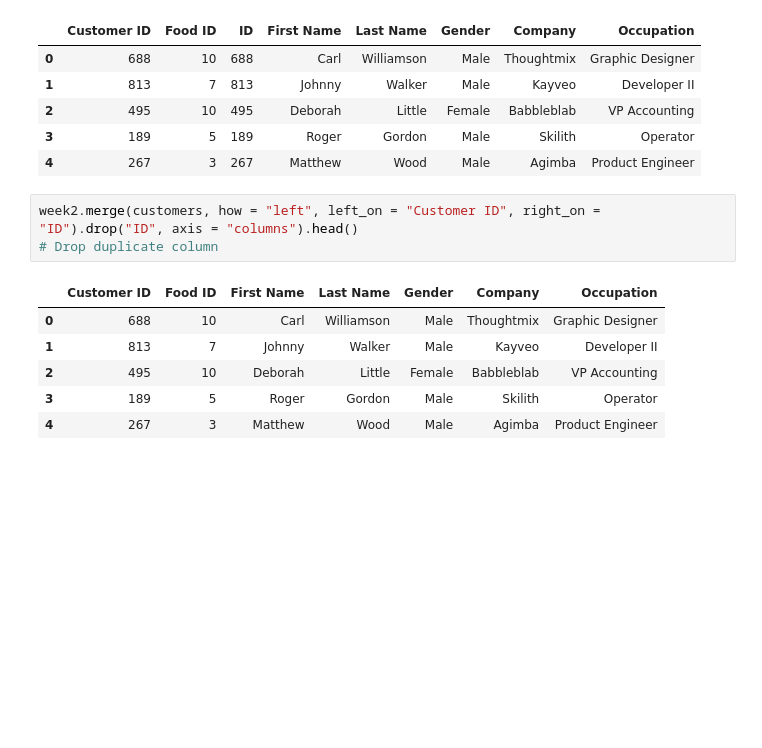
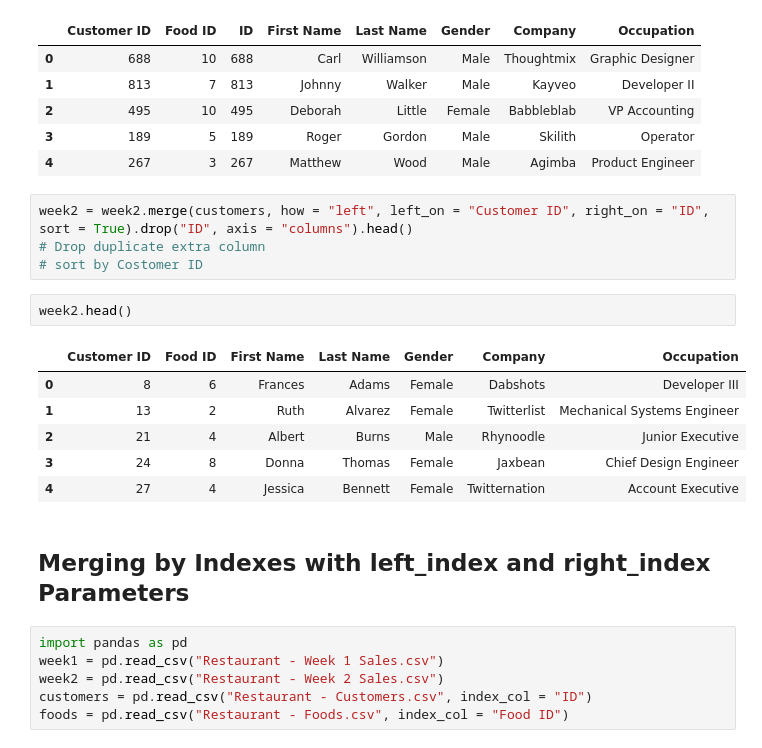
Before and after one commit to YoheiKo/DA_with_pandas_udemy, a Jupyter notebook: merging_joining.ipynb, the cells around one changed output. Saved outputs shown, nothing was run; the diff lists cells and outputs as text; blank space fills up the shorter version.

Commit message:
revise merging_joining.ipynb

```diff
--- a/merging_joining.ipynb
+++ b/merging_joining.ipynb
@@ -499,12 +499,23 @@ week2.merge(customers, how = "left", left_on = "Customer ID", right_on = "ID").h
 | 3 | 189 | 5 | 189 | Roger | Gordon | Male | Skilith | Operator |
 | 4 | 267 | 3 | 267 | Matthew | Wood | Male | Agimba | Product Engineer |
 # %%
-week2.merge(customers, how = "left", left_on = "Customer ID", right_on = "ID").drop("ID", axis = "columns").head()
-# Drop duplicate column
+week2 = week2.merge(customers, how = "left", left_on = "Customer ID", right_on = "ID", sort = True).drop("ID", axis = "columns").head()
+# Drop duplicate extra column
+# sort by Costomer ID
-# %% [output]
-|  | Customer ID | Food ID | First Name | Last Name | Gender | Company | Occupation |
-| 0 | 688 | 10 | Carl | Williamson | Male | Thoughtmix | Graphic Designer |
-| 1 | 813 | 7 | Johnny | Walker | Male | Kayveo | Developer II |
-| 2 | 495 | 10 | Deborah | Little | Female | Babbleblab | VP Accounting |
-| 3 | 189 | 5 | Roger | Gordon | Male | Skilith | Operator |
-| 4 | 267 | 3 | Matthew | Wood | Male | Agimba | Product Engineer |
+# %%
+week2.head()
+# %% [output]
+|  | Customer ID | Food ID | First Name | Last Name | Gender | Company | Occupation |
+| 0 | 8 | 6 | Frances | Adams | Female | Dabshots | Developer III |
+| 1 | 13 | 2 | Ruth | Alvarez | Female | Twitterlist | Mechanical Systems Engineer |
+| 2 | 21 | 4 | Albert | Burns | Male | Rhynoodle | Junior Executive |
+| 3 | 24 | 8 | Donna | Thomas | Female | Jaxbean | Chief Design Engineer |
+| 4 | 27 | 4 | Jessica | Bennett | Female | Twitternation | Account Executive |
+# %% [markdown]
+## Merging by Indexes with left_index and right_index Parameters
+# %%
+import pandas as pd
+week1 = pd.read_csv("Restaurant - Week 1 Sales.csv")
+week2 = pd.read_csv("Restaurant - Week 2 Sales.csv")
+customers = pd.read_csv("Restaurant - Customers.csv", index_col = "ID")
+foods = pd.read_csv("Restaurant - Foods.csv", index_col = "Food ID")
```
Also changed, not shown: parts of 7 cells of this notebook.
